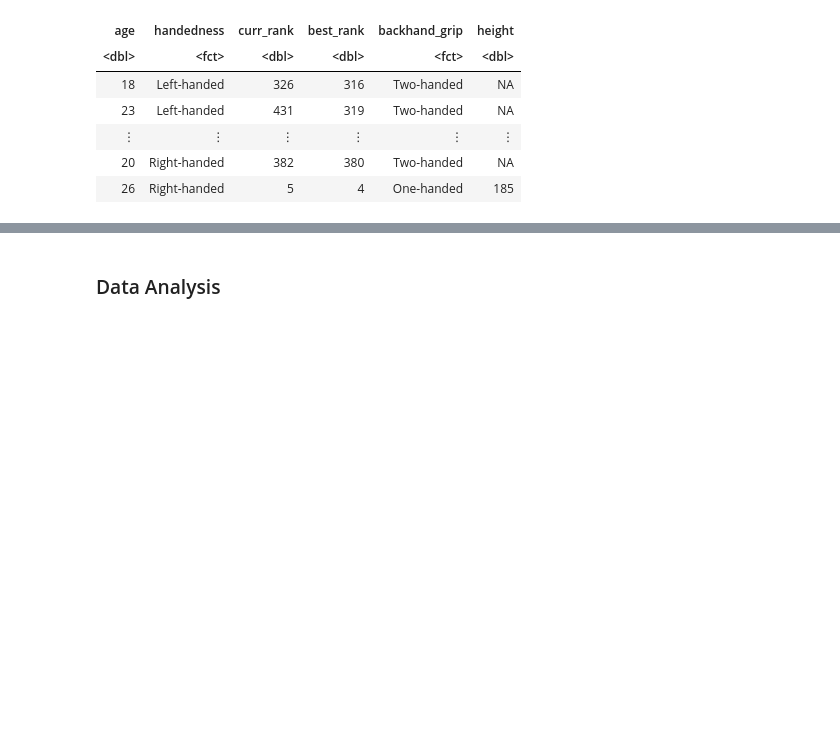
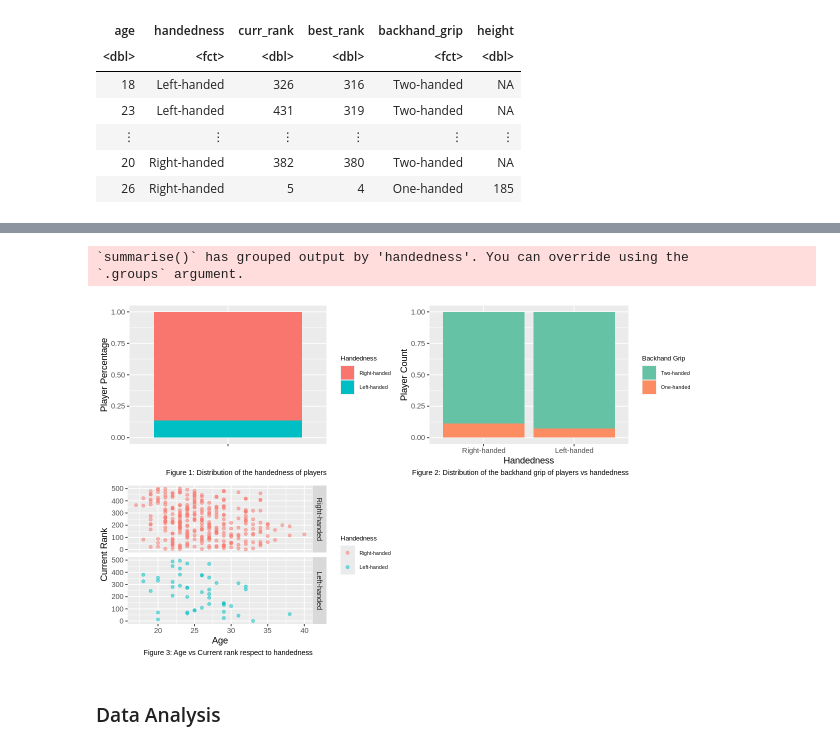
Before and after one commit to lu-ben/dsci-project, a Jupyter notebook: report.ipynb, the cells around one changed output, grey strips where cells are left out. Drawn from its saved outputs; the diff is of its cells as text; code cells hidden in the pictures; blank space fills up the shorter version.

Commit message:
EDA Visualization

```diff
--- a/report.ipynb
+++ b/report.ipynb
@@ -136,3 +147,47 @@ A tibble: 1 × 6
+# %%
+# visualizes the distribution of the handedness of players
+plot1 <- ggplot(handedness_distribution, aes(x = "", y = count, fill = handedness)) +
+    geom_bar(stat = 'identity', position = 'fill') +
+    labs(x="", y = "Player Percentage", fill = "Handedness", caption="Figure 1: Distribution of the handedness of players") +
+    theme(
+        legend.title = element_text(size = 8),
+        legend.text = element_text(size = 6)
+    )
+
+# visualizes the distribution of the backhand grip of players vs what their handedness is
+handedness_backhand_distribution <- players_train |>
+    filter(!is.na(handedness), !is.na(backhand_grip)) |>
+    group_by(handedness, backhand_grip) |>
+    summarize(count = n())
+
+plot2 <- ggplot(handedness_backhand_distribution, aes(x = handedness, y = count, fill = backhand_grip)) +
+    geom_bar(stat = 'identity', position = 'fill') +
+    labs(x="Handedness", y = "Player Count", fill = "Backhand Grip", caption="Figure 2: Distribution of the backhand grip of players vs handedness") +
+    scale_fill_brewer(palette = 'Set2') +
+    theme(
+        legend.title = element_text(size = 8),
+        legend.text = element_text(size = 6)
+    )
+
+# visualizes the distribution of age v.s. current rank of a player in respect to handedness
+players_age_rank_handedness <- players_train |>
+    filter(!is.na(handedness), !is.na(curr_rank), !is.na(age)) |>
+    select(handedness, curr_rank, age)
+
+plot3 <- ggplot(players_age_rank_handedness, aes(x = age, y = curr_rank, color = handedness)) +
+    geom_point(alpha = 0.5) +
+    labs(x="Age", y = "Current Rank", color = "Handedness", caption="Figure 3: Age vs Current rank respect to handedness") +
+    facet_grid(rows = vars(handedness)) +
+    theme(
+        legend.title = element_text(size = 8),
+        legend.text = element_text(size = 6)
+    )
+
+grid.arrange(plot1, plot2, plot3, ncol = 2)
+# %% [output]
+`summarise()` has grouped output by 'handedness'. You can override using the
+`.groups` argument.
+[figure, added]
 # %% [markdown]
 ### Data Analysis <a name="da"/>
 # %% [markdown]
```
Also changed, not shown: parts of 4 cells of this notebook.
